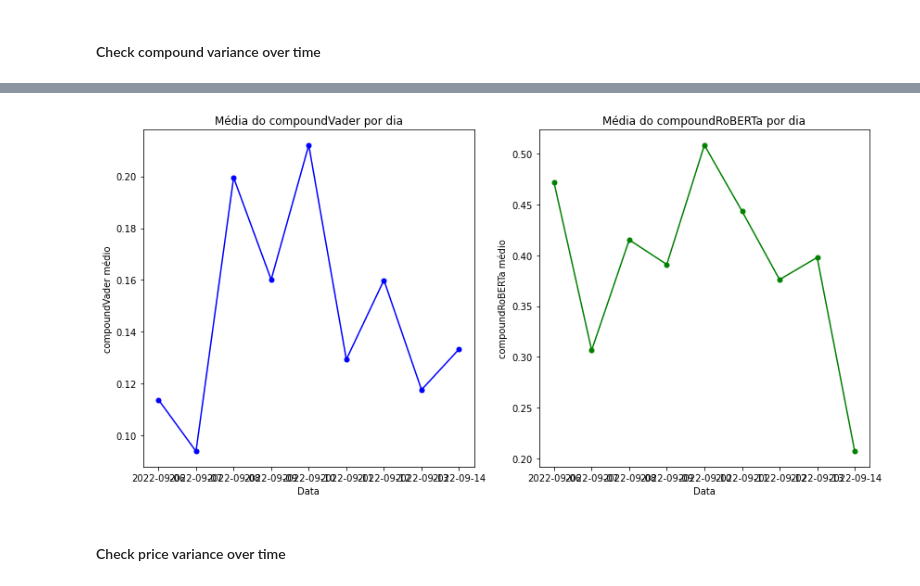
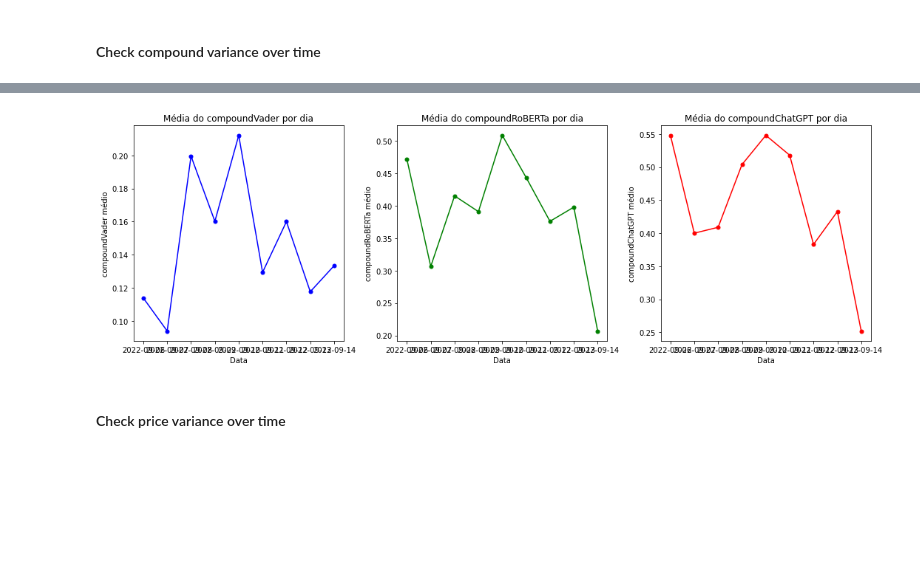
Before and after one commit to rushmetra/MD-Project, a Jupyter notebook: src/analysis.ipynb, the cells around one changed output, grey strips where cells are left out. Saved outputs shown, nothing was run; the diff lists cells and outputs as text; code cells hidden in the pictures; blank space fills up the shorter version.

```diff
--- a/src/analysis.ipynb
+++ b/src/analysis.ipynb
@@ -7,6 +7,7 @@ import re
 from prettytable import PrettyTable
 # %%
 dfTweets = pd.read_csv('../data/preprocessedTweets.csv')
+dfOpenAI = pd.read_csv('../data/openAI/openAIResults_combined.csv')
 
 dfTweets.drop(['Unnamed: 0'], axis=1, inplace=True)
 # %%
@@ -201,15 +202,2 @@ plt.show()
 # %% [markdown]
 #### Check compound variance over time
-# %%
-dfTweets['Date'] = pd.to_datetime(dfTweets['Date']).dt.date
-
-df_daily = dfTweets.groupby('Date')['compoundVader'].mean().reset_index()
-
-fig, ax = plt.subplots(figsize=(12, 8))
-
-ax.plot(df_daily['Date'], df_daily['compoundVader'], color='blue', marker='o', markersize=5)
-
-ax.set_xlabel('Data')
-ax.set_ylabel('compoundVader médio')
-ax.set_title('Média do compoundVader por dia')
-plt.show()
@@ -218,25 +204,33 @@ plt.show()
 # %%
 dfTweets['Date'] = pd.to_datetime(dfTweets['Date']).dt.date
 
 df_daily_vader = dfTweets.groupby('Date')['compoundVader'].mean().reset_index()
 df_daily_roberta = dfTweets.groupby('Date')['compoundRoBERTa'].mean().reset_index()
+dfOpenAI['Date'] = pd.to_datetime(dfOpenAI['Date']).dt.date
+df_daily_chatgpt = dfOpenAI.groupby('Date')['compoundChatGPT'].mean().reset_index()
 
-fig, (ax1, ax2) = plt.subplots(1, 2, figsize=(12, 6))
+
+fig, (ax1, ax2, ax3) = plt.subplots(1, 3, figsize=(15, 5))
 
 ax1.plot(df_daily_vader['Date'], df_daily_vader['compoundVader'], color='blue', marker='o', markersize=5)
 ax1.set_xlabel('Data')
 ax1.set_ylabel('compoundVader médio')
 ax1.set_title('Média do compoundVader por dia')
 
 ax2.plot(df_daily_roberta['Date'], df_daily_roberta['compoundRoBERTa'], color='green', marker='o', markersize=5)
 ax2.set_xlabel('Data')
 ax2.set_ylabel('compoundRoBERTa médio')
 ax2.set_title('Média do compoundRoBERTa por dia')
 
+ax3.plot(df_daily_chatgpt['Date'], df_daily_chatgpt['compoundChatGPT'], color='red', marker='o', markersize=5)
+ax3.set_xlabel('Data')
+ax3.set_ylabel('compoundChatGPT médio')
+ax3.set_title('Média do compoundChatGPT por dia')
+
 plt.tight_layout()
 plt.show()
 # %% [output]
-[figure, old version]
+[figure, new version]
 # %% [markdown]
 #### Check price variance over time
 # %%
```
Also changed, not shown: parts of 31 cells of this notebook.
